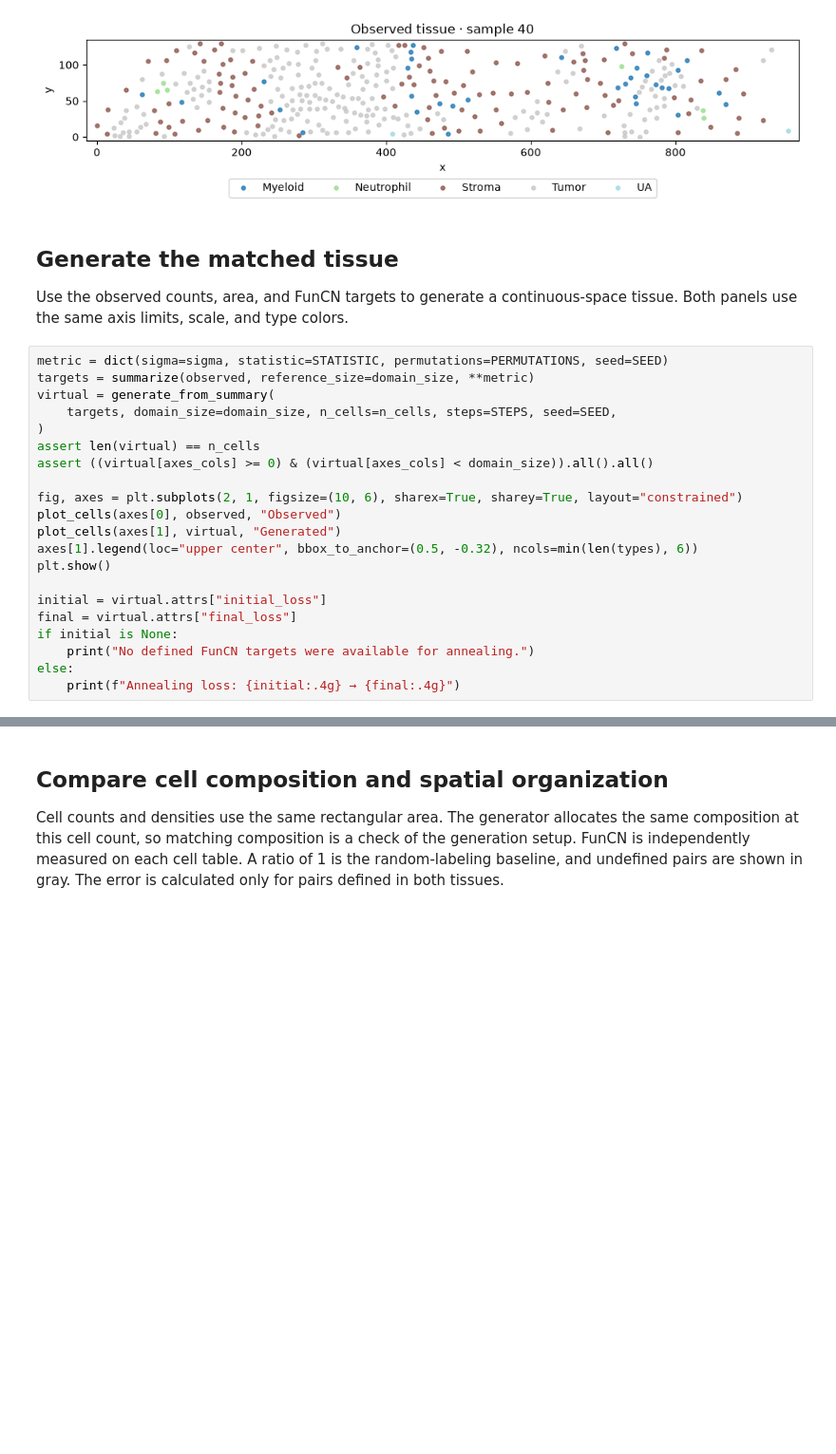
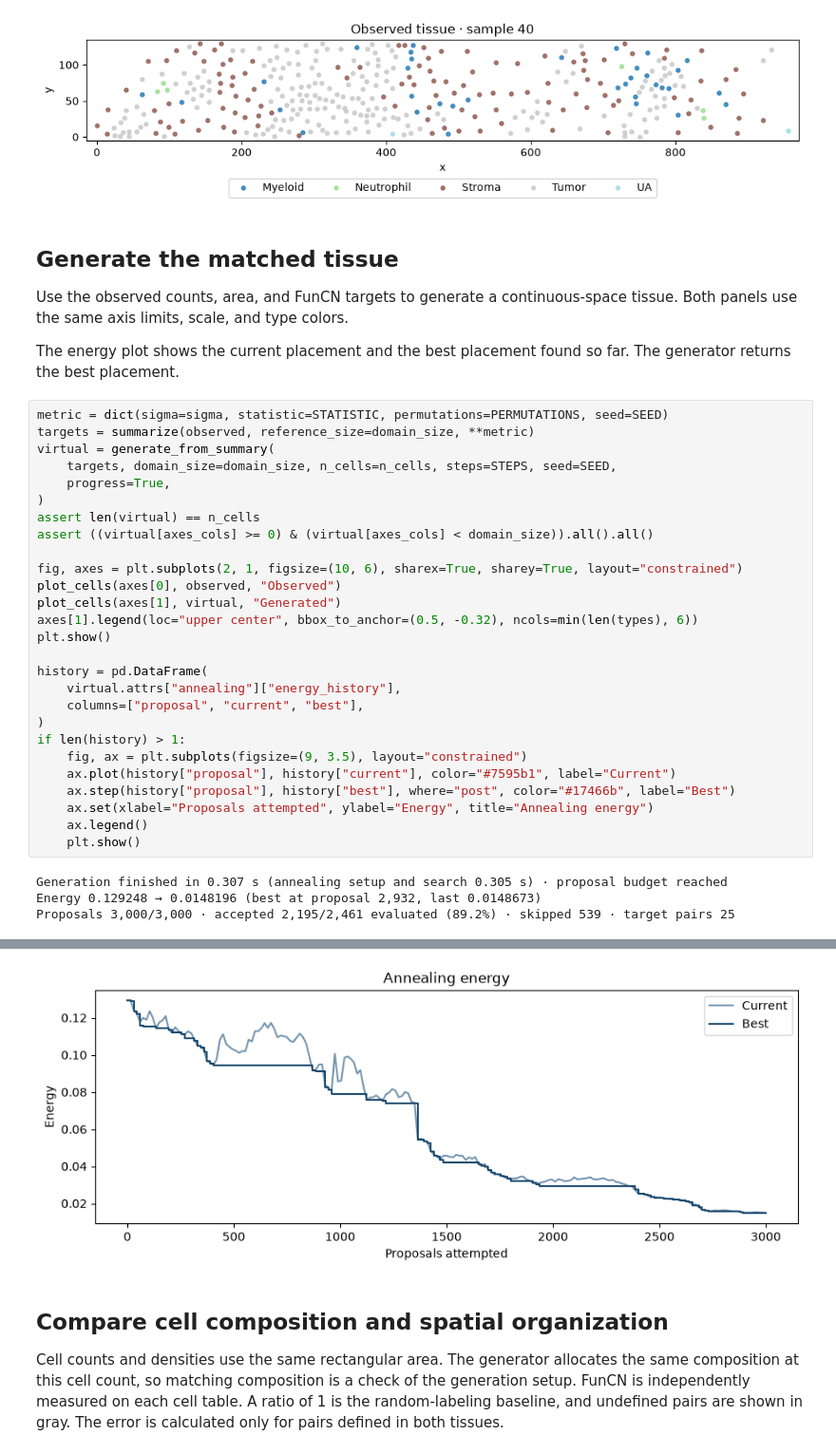
Before and after one commit to cchristenson2/TissueGeneration, a Jupyter notebook: notebooks/observed_vs_virtual.ipynb, the cells around one changed output, grey strips where cells are left out. Shown at 95% size. Drawn from its saved outputs; the diff is of its cells as text; blank space fills up the shorter version.

Commit message:
Add annealing progress and energy diagnostics

```diff
--- a/notebooks/observed_vs_virtual.ipynb
+++ b/notebooks/observed_vs_virtual.ipynb
@@ -156,11 +156,14 @@ plt.show()
 ## Generate the matched tissue
 
 Use the observed counts, area, and FunCN targets to generate a continuous-space tissue. Both panels use the same axis limits, scale, and type colors.
+
+The energy plot shows the current placement and the best placement found so far. The generator returns the best placement.
 # %%
 metric = dict(sigma=sigma, statistic=STATISTIC, permutations=PERMUTATIONS, seed=SEED)
 targets = summarize(observed, reference_size=domain_size, **metric)
 virtual = generate_from_summary(
     targets, domain_size=domain_size, n_cells=n_cells, steps=STEPS, seed=SEED,
+    progress=True,
 )
 assert len(virtual) == n_cells
 assert ((virtual[axes_cols] >= 0) & (virtual[axes_cols] < domain_size)).all().all()
@@ -171,11 +174,19 @@ plot_cells(axes[1], virtual, "Generated")
 axes[1].legend(loc="upper center", bbox_to_anchor=(0.5, -0.32), ncols=min(len(types), 6))
 plt.show()
 
-initial = virtual.attrs["initial_loss"]
-final = virtual.attrs["final_loss"]
-if initial is None:
-    print("No defined FunCN targets were available for annealing.")
-else:
-    print(f"Annealing loss: {initial:.4g} → {final:.4g}")
+history = pd.DataFrame(
+    virtual.attrs["annealing"]["energy_history"],
+    columns=["proposal", "current", "best"],
+)
+if len(history) > 1:
+    fig, ax = plt.subplots(figsize=(9, 3.5), layout="constrained")
+    ax.plot(history["proposal"], history["current"], color="#7595b1", label="Current")
+    ax.step(history["proposal"], history["best"], where="post", color="#17466b", label="Best")
+    ax.set(xlabel="Proposals attempted", ylabel="Energy", title="Annealing energy")
+    ax.legend()
+    plt.show()
 # %% [output]
+Generation finished in 0.307 s (annealing setup and search 0.305 s) · proposal budget reached
+Energy 0.129248 → 0.0148196 (best at proposal 2,932, last 0.0148673)
+Proposals 3,000/3,000 · accepted 2,195/2,461 evaluated (89.2%) · skipped 539 · target pairs 25
 [figure]
@@ -183,3 +193,4 @@ Annealing loss: 0.1292 → 0.01482
+[figure, added]
 # %% [markdown]
 ## Compare cell composition and spatial organization
 
```
Also changed, not shown: parts of 1 cell of this notebook, 4 other files.
